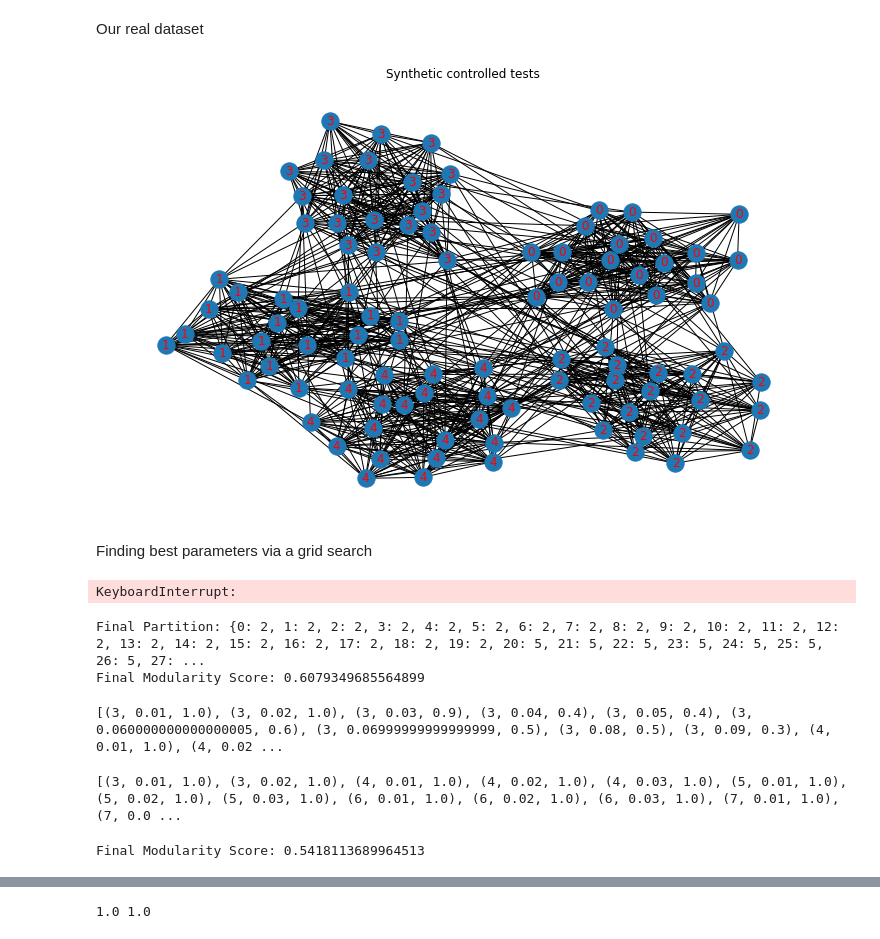
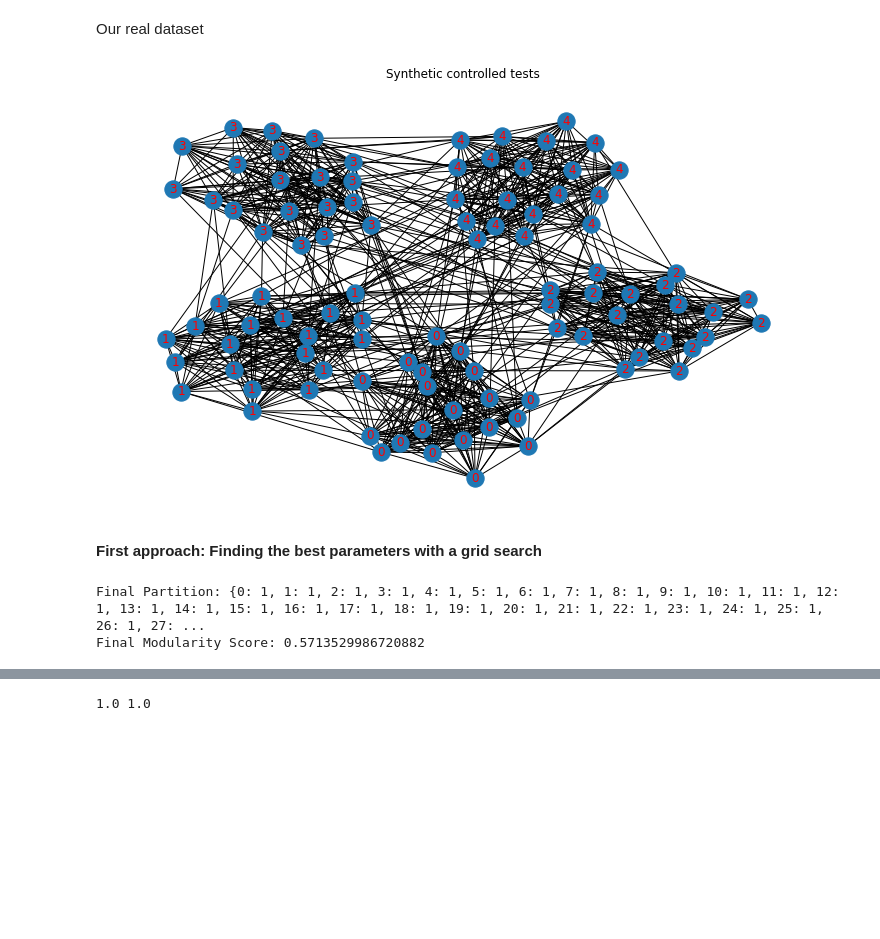
Before and after one commit to chiararov/Graph-Clustering, a Jupyter notebook: modularity.ipynb, the cells around one changed output, grey strips where cells are left out. Drawn from its saved outputs; the diff is of its cells as text; code cells hidden in the pictures; blank space fills up the shorter version.

```diff
--- a/modularity.ipynb
+++ b/modularity.ipynb
@@ -21,77 +21,30 @@ from simulated_annealing import *
 # %% [markdown]
 Our real dataset
 # %%
-G = generate_known_cluster(100,5,0.7,0.1)
+k=5
+G = generate_known_cluster(100,k,0.7,0.1)
 plot_graph_cluster(G,"Synthetic controlled tests")
 # %% [output]
-[figure, old version]
+[figure, new version]
 # %% [markdown]
-Finding best parameters via a grid search
+**First approach: Finding the best parameters with a grid search**
 # %%
-# Appliquer la recherche en grille
 iterations = 5
 temperature_range = np.arange(3, 7, 1)
 cooling_rate_range = np.arange(0.01,0.2,0.02)
-k = 5
 best_params, best_score = grid_search(G, temperature_range, cooling_rate_range, iterations, k)
 
 print("Meilleurs paramètres:", best_params)
 print("Meilleur score de modularité:", best_score)
-# %% [output]
-KeyboardInterrupt:
 # %%
-k=5
-iterations=3
+iterations=5
+temperature=best_params['temperature']
+cooling_rate=best_params['cooling_rate']
 
-temperature=6
-cooling_rate=0.07
-# temperature=best_params['temperature']
-# cooling_rate=best_params['cooling_rate']
-
-initial_partition = {node: random.randint(1,k) for node in G.nodes()}
-
-final_partition, final_score, scores = simulated_annealing(G, initial_partition, temperature, cooling_rate, iterations)
+final_partition, final_score, scores = simulated_annealing(G, k, temperature, cooling_rate, iterations)
 
 print("Final Partition:", final_partition)
 print("Final Modularity Score:", final_score)
 # %% [output]
-Final Partition: {0: 2, 1: 2, 2: 2, 3: 2, 4: 2, 5: 2, 6: 2, 7: 2, 8: 2, 9: 2, 10: 2, 11: 2, 12: 2, 13: 2, 14: 2, 15: 2, 16: 2, 17: 2, 18: 2, 19: 2, 20: 5, 21: 5, 22: 5, 23: 5, 24: 5, 25: 5, 26: 5, 27: ...
-Final Modularity Score: 0.6079349685564899
+Final Partition: {0: 1, 1: 1, 2: 1, 3: 1, 4: 1, 5: 1, 6: 1, 7: 1, 8: 1, 9: 1, 10: 1, 11: 1, 12: 1, 13: 1, 14: 1, 15: 1, 16: 1, 17: 1, 18: 1, 19: 1, 20: 1, 21: 1, 22: 1, 23: 1, 24: 1, 25: 1, 26: 1, 27: ...
+Final Modularity Score: 0.5713529986720882
-# %%
-Good=[]
-temperature_range = np.arange(3, 8, 1)
-cooling_rate_range = np.arange(0.01,0.1,0.01)
-for temperature in temperature_range:
-    for cooling_rate in cooling_rate_range:
-        good=0
-        for _ in range(10):
-            final_partition, final_score, scores = simulated_annealing(G, initial_partition, temperature, cooling_rate, iterations)
-            S=set(final_partition.values())
-            if len(S)==5:
-                good+=1
-        good=good/10
-        Good.append((temperature,cooling_rate,good))
-
-print(Good)
-# %% [output]
-[(3, 0.01, 1.0), (3, 0.02, 1.0), (3, 0.03, 0.9), (3, 0.04, 0.4), (3, 0.05, 0.4), (3, 0.060000000000000005, 0.6), (3, 0.06999999999999999, 0.5), (3, 0.08, 0.5), (3, 0.09, 0.3), (4, 0.01, 1.0), (4, 0.02 ...
-# %%
-Gd=[(3, 0.01, 1.0), (3, 0.02, 1.0), (3, 0.03, 0.9), (3, 0.04, 0.4), (3, 0.05, 0.4), (3, 0.060000000000000005, 0.6), (3, 0.06999999999999999, 0.5), (3, 0.08, 0.5), (3, 0.09, 0.3), (4, 0.01, 1.0), (4, 0.02, 1.0), (4, 0.03, 1.0), (4, 0.04, 0.3), (4, 0.05, 0.5), (4, 0.060000000000000005, 0.3), (4, 0.06999999999999999, 0.4), (4, 0.08, 0.5), (4, 0.09, 0.4), (5, 0.01, 1.0), (5, 0.02, 1.0), (5, 0.03, 1.0), (5, 0.04, 0.4), (5, 0.05, 0.5), (5, 0.060000000000000005, 0.3), (5, 0.06999999999999999, 0.6), (5, 0.08, 0.6), (5, 0.09, 0.5), (6, 0.01, 1.0), (6, 0.02, 1.0), (6, 0.03, 1.0), (6, 0.04, 0.5), (6, 0.05, 0.5), (6, 0.060000000000000005, 0.5), (6, 0.06999999999999999, 0.3), (6, 0.08, 0.5), (6, 0.09, 0.3), (7, 0.01, 1.0), (7, 0.02, 1.0), (7, 0.03, 1.0), (7, 0.04, 0.8), (7, 0.05, 0.7), (7, 0.060000000000000005, 0.3), (7, 0.06999999999999999, 0.5), (7, 0.08, 0.5), (7, 0.09, 0.5)]
-triplets_with_1_0 = [(temp, cool, val) for temp, cool, val in Gd if val == 1.0]
-
-print(triplets_with_1_0)
-# %% [output]
-[(3, 0.01, 1.0), (3, 0.02, 1.0), (4, 0.01, 1.0), (4, 0.02, 1.0), (4, 0.03, 1.0), (5, 0.01, 1.0), (5, 0.02, 1.0), (5, 0.03, 1.0), (6, 0.01, 1.0), (6, 0.02, 1.0), (6, 0.03, 1.0), (7, 0.01, 1.0), (7, 0.0 ...
-# %%
-k=5
-iterations=4
-
-temperature=6
-cooling_rate=0.03
-
-initial_partition = {node: random.randint(1,k) for node in G.nodes()}
-
-final_partition, final_score, scores = simulated_annealing(G, initial_partition, temperature, cooling_rate, iterations)
-print("Final Modularity Score:", final_score)
-# %% [output]
-Final Modularity Score: 0.5418113689964513
```
Also changed, not shown: parts of 25 cells of this notebook, 2 other files.
